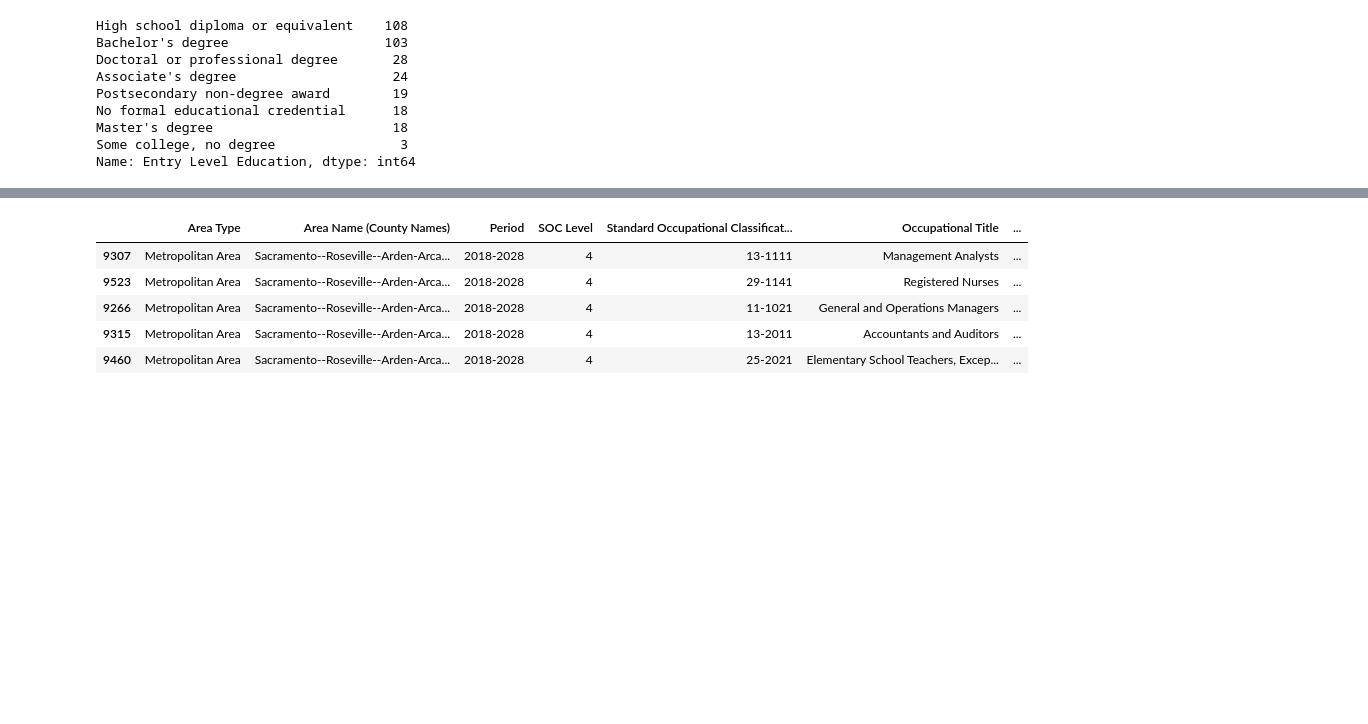
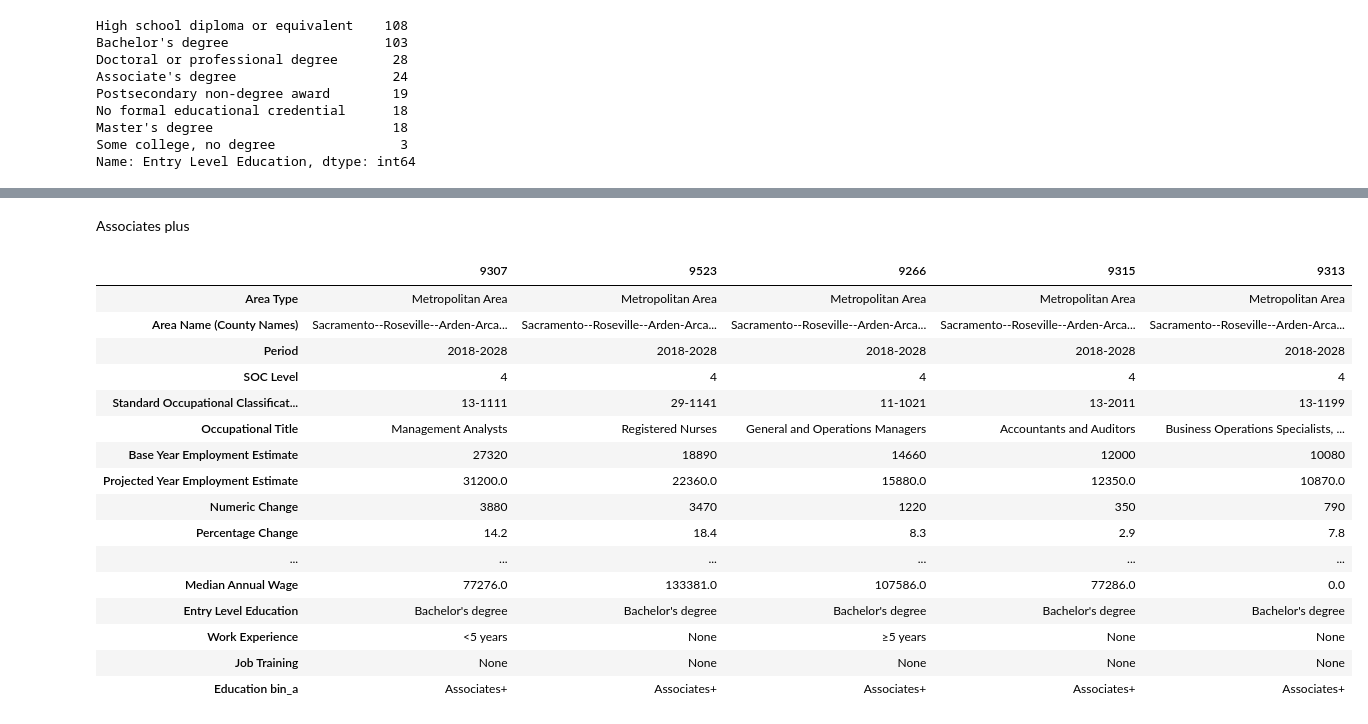
Before and after one commit to crystal-ctrl/WiD_Residency_2022_January, a Jupyter notebook: Notebooks/Exploring_projections.ipynb, the cells around one changed output, grey strips where cells are left out. Drawn from its saved outputs; the diff is of its cells as text; code cells hidden in the pictures; blank space fills up the shorter version.

```diff
--- a/Notebooks/Exploring_projections.ipynb
+++ b/Notebooks/Exploring_projections.ipynb
@@ -18,7 +18,7 @@ df_Cal = df_CA[df_CA['Area Name (County Names)']=='California'].copy()
 # %% [markdown]
 Filtering for those occupations that make 40k a year or more and cleaning occupational code for the national table to match the california tables
 # %%
-df_Sac = df_Sac[df_Sac['Median Annual Wage']>=40000].copy()
+df_Sac_40k = df_Sac[df_Sac['Median Annual Wage']>=40000].copy()
 # %%
 df_nat['Occupation Code']=df_nat['Occupation Code'].str.extract(r'([0-9]{2}-[0-9]{4})')
 # %% [markdown]
@@ -44,5 +44,6 @@ education_levels = {'No formal educational credential':'<HS',
                     'Some college, no degree':'HS+'
 
 }
-df_Sac['Education bin'] = df_Sac['Entry Level Education'].replace(to_replace=education_levels)
-df_Cal['Education bin'] = df_Cal['Entry Level Education'].replace(to_replace=education_levels)
+df_Sac['Education bin_a'] = df_Sac['Entry Level Education'].replace(to_replace=education_levels)
+df_Sac_40k['Education bin_a'] = df_Sac_40k['Entry Level Education'].replace(to_replace=education_levels)
+df_Cal['Education bin_a'] = df_Cal['Entry Level Education'].replace(to_replace=education_levels)
@@ -67,9 +134,22 @@ df_Sac[df_Sac['Education bin']=='HS+'].sort_values(by='Projected Year Employment
+# %% [markdown]
+Associates plus
 # %%
-df_Sac[df_Sac['Education bin']=='Associates+'].sort_values(by='Projected Year Employment Estimate',ascending=False).head()
+df_Sac[df_Sac['Education bin_a']=='Associates+'].sort_values(by='Projected Year Employment Estimate',ascending=False).head().transpose()
 # %% [output]
-|  | Area Type | Area Name (County Names) | Period | SOC Level | Standard Occupational Classificat... | Occupational Title | ... |
-| 9307 | Metropolitan Area | Sacramento--Roseville--Arden-Arca... | 2018-2028 | 4 | 13-1111 | Management Analysts | ... |
-| 9523 | Metropolitan Area | Sacramento--Roseville--Arden-Arca... | 2018-2028 | 4 | 29-1141 | Registered Nurses | ... |
-| 9266 | Metropolitan Area | Sacramento--Roseville--Arden-Arca... | 2018-2028 | 4 | 11-1021 | General and Operations Managers | ... |
-| 9315 | Metropolitan Area | Sacramento--Roseville--Arden-Arca... | 2018-2028 | 4 | 13-2011 | Accountants and Auditors | ... |
-| 9460 | Metropolitan Area | Sacramento--Roseville--Arden-Arca... | 2018-2028 | 4 | 25-2021 | Elementary School Teachers, Excep... | ... |
+|  | 9307 | 9523 | 9266 | 9315 | 9313 |
+| Area Type | Metropolitan Area | Metropolitan Area | Metropolitan Area | Metropolitan Area | Metropolitan Area |
+| Area Name (County Names) | Sacramento--Roseville--Arden-Arca... | Sacramento--Roseville--Arden-Arca... | Sacramento--Roseville--Arden-Arca... | Sacramento--Roseville--Arden-Arca... | Sacramento--Roseville--Arden-Arca... |
+| Period | 2018-2028 | 2018-2028 | 2018-2028 | 2018-2028 | 2018-2028 |
+| SOC Level | 4 | 4 | 4 | 4 | 4 |
+| Standard Occupational Classificat... | 13-1111 | 29-1141 | 11-1021 | 13-2011 | 13-1199 |
+| Occupational Title | Management Analysts | Registered Nurses | General and Operations Managers | Accountants and Auditors | Business Operations Specialists, ... |
+| Base Year Employment Estimate | 27320 | 18890 | 14660 | 12000 | 10080 |
+| Projected Year Employment Estimate | 31200.0 | 22360.0 | 15880.0 | 12350.0 | 10870.0 |
+| Numeric Change | 3880 | 3470 | 1220 | 350 | 790 |
+| Percentage Change | 14.2 | 18.4 | 8.3 | 2.9 | 7.8 |
+| ... | ... | ... | ... | ... | ... |
+| Median Annual Wage | 77276.0 | 133381.0 | 107586.0 | 77286.0 | 0.0 |
+| Entry Level Education | Bachelor's degree | Bachelor's degree | Bachelor's degree | Bachelor's degree | Bachelor's degree |
+| Work Experience | <5 years | None | ≥5 years | None | None |
+| Job Training | None | None | None | None | None |
+| Education bin_a | Associates+ | Associates+ | Associates+ | Associates+ | Associates+ |
```
Also changed, not shown: parts of 8 cells of this notebook.
